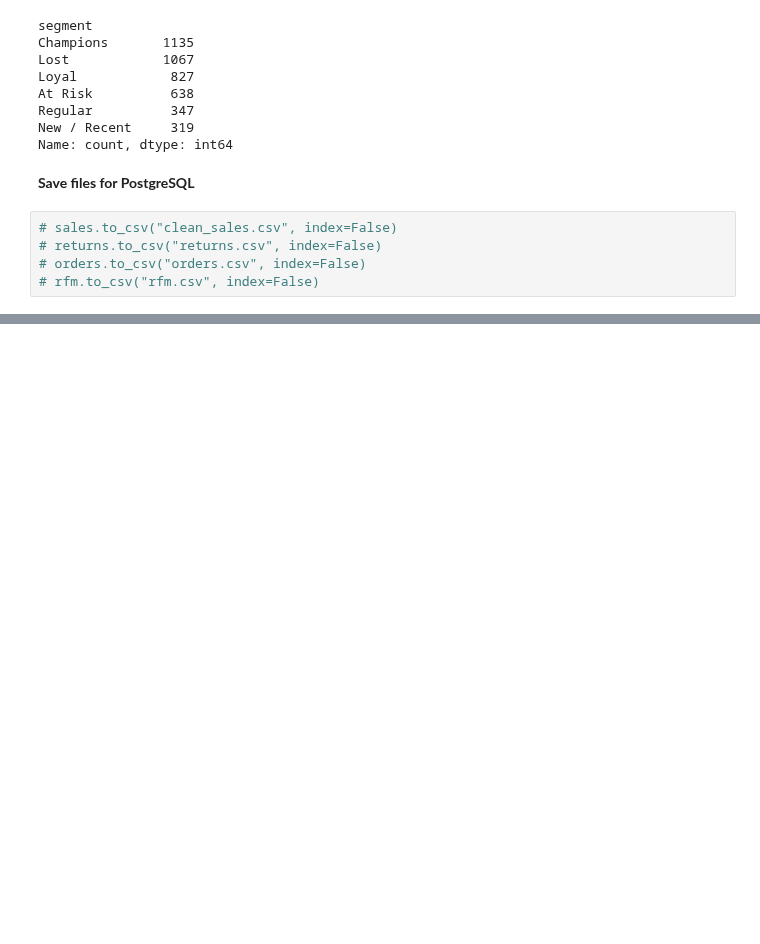
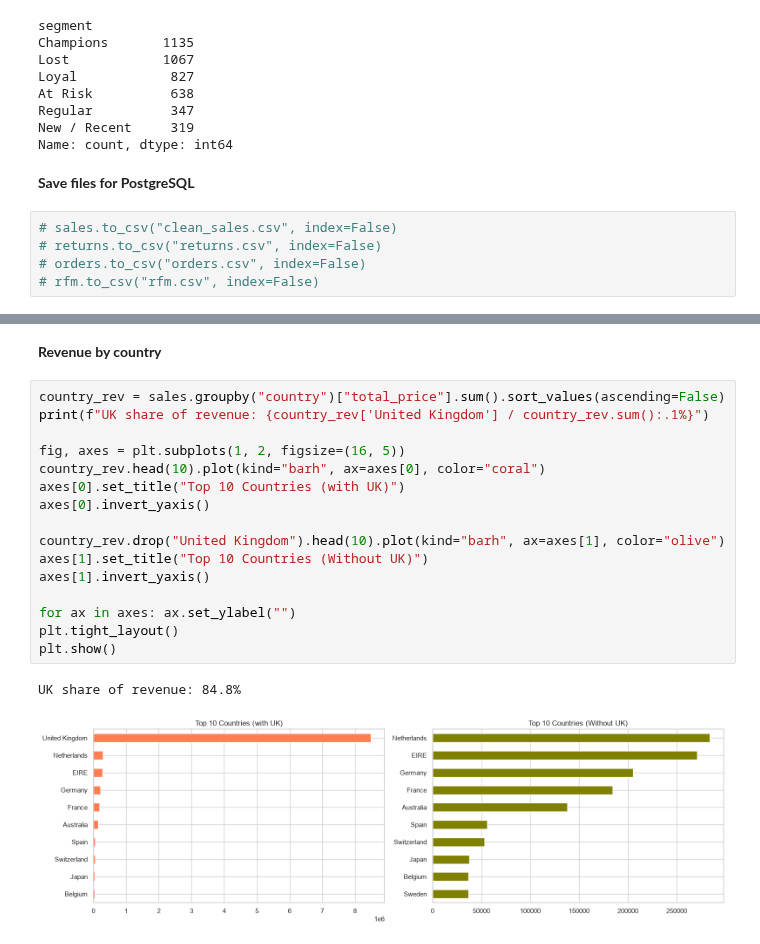
Before and after one commit to Pranishgrg21/Online-Retail-Analysis, a Jupyter notebook: Online_Retail_analysis.ipynb, the cells around one changed output, grey strips where cells are left out. Saved outputs shown, nothing was run; the diff lists cells and outputs as text; blank space fills up the shorter version.

```diff
--- a/Online_Retail_analysis.ipynb
+++ b/Online_Retail_analysis.ipynb
@@ -371,0 +432,21 @@ Name: count, dtype: int64
+# %% [markdown]
+**Revenue by country**
+# %%
+country_rev = sales.groupby("country")["total_price"].sum().sort_values(ascending=False)
+print(f"UK share of revenue: {country_rev['United Kingdom'] / country_rev.sum():.1%}")
+
+fig, axes = plt.subplots(1, 2, figsize=(16, 5))
+country_rev.head(10).plot(kind="barh", ax=axes[0], color="coral")
+axes[0].set_title("Top 10 Countries (with UK)")
+axes[0].invert_yaxis()
+
+country_rev.drop("United Kingdom").head(10).plot(kind="barh", ax=axes[1], color="olive")
+axes[1].set_title("Top 10 Countries (Without UK)")
+axes[1].invert_yaxis()
+
+for ax in axes: ax.set_ylabel("")
+plt.tight_layout()
+plt.show()
+# %% [output]
+UK share of revenue: 84.8%
+[figure, added]
```
Also changed, not shown: parts of 24 cells of this notebook.
